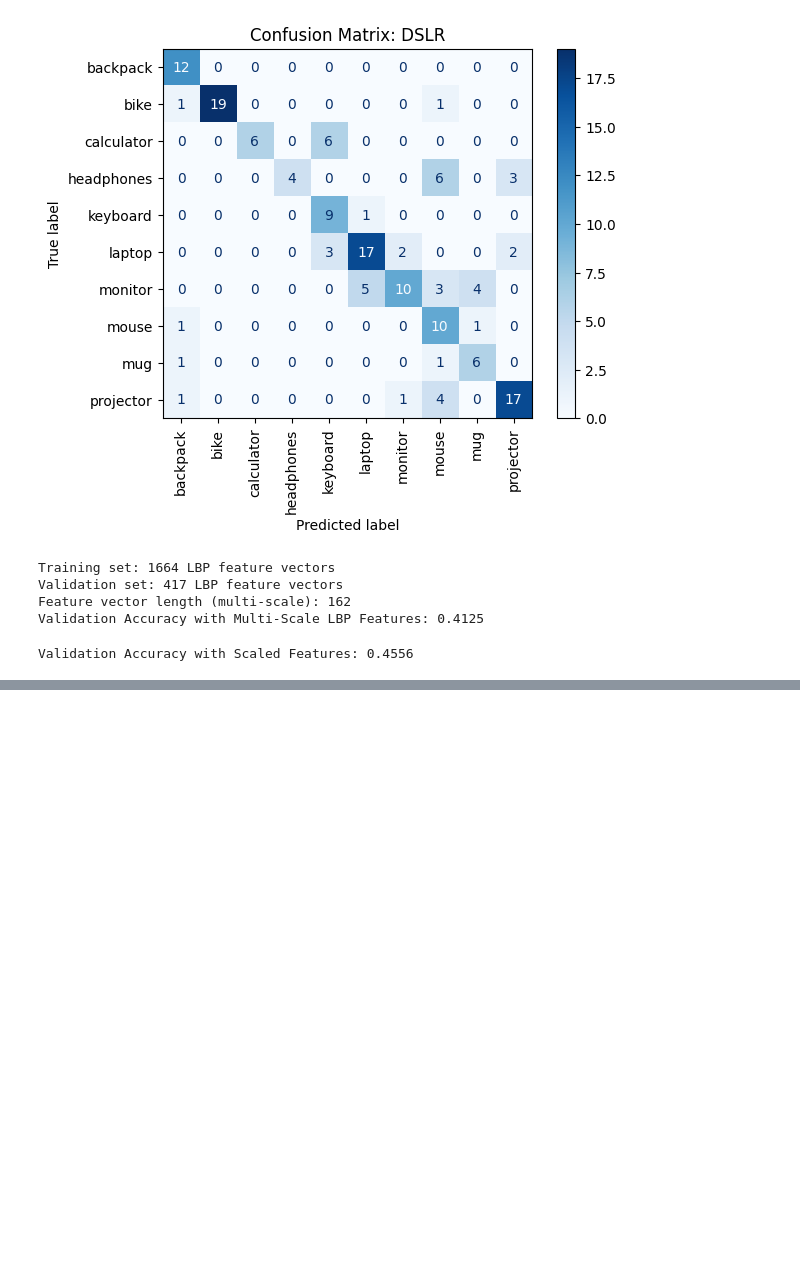
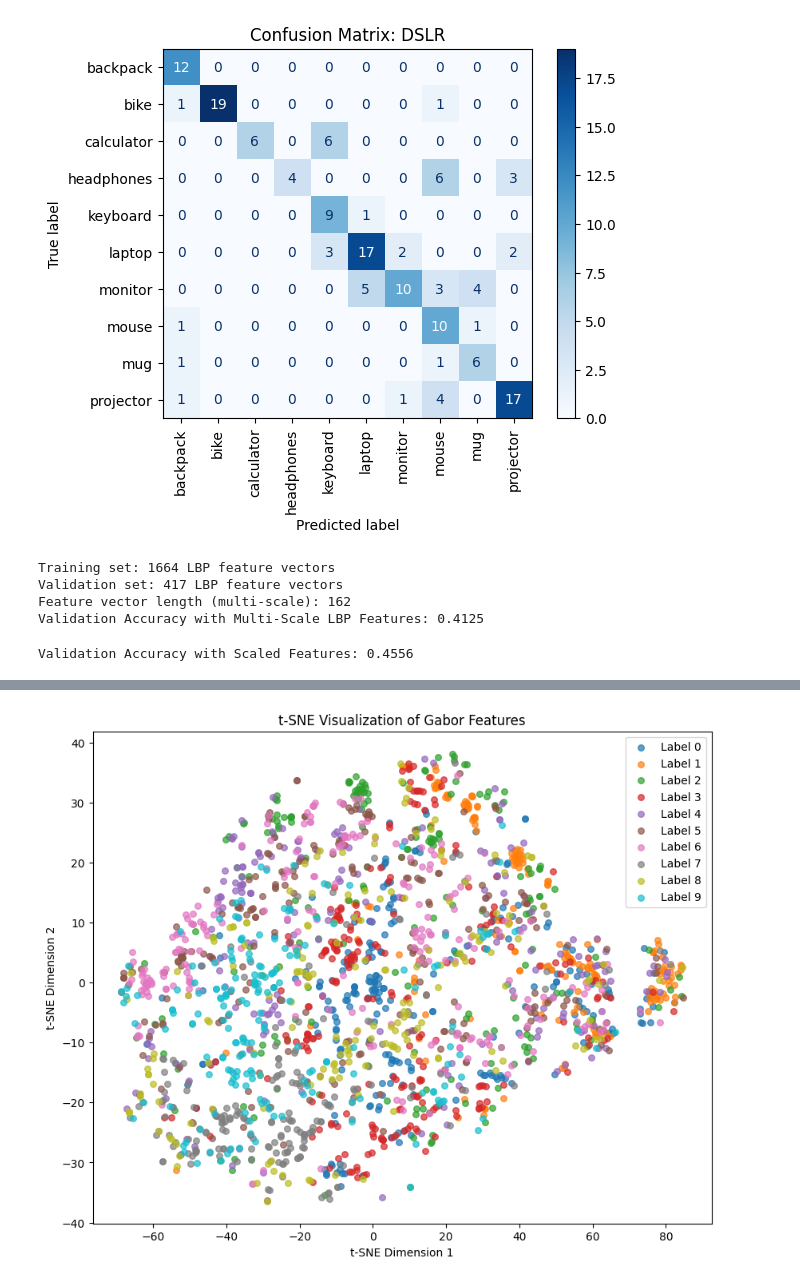
Before and after one commit to kennyalexlin/W281-Domain-Adaptation-Final-Project, a Jupyter notebook: combined_lbp_resnet_code.ipynb, the cells around one changed output, grey strips where cells are left out. Saved outputs shown, nothing was run; the diff lists cells and outputs as text; code cells hidden in the pictures; blank space fills up the shorter version.

```diff
--- a/combined_lbp_resnet_code.ipynb
+++ b/combined_lbp_resnet_code.ipynb
@@ -416,0 +564,15 @@ Validation Accuracy with Scaled Features: 0.4556
+# %%
+def compute_gabor_features(image, frequencies, angles):
+    gabor_features = []
+    epsilon = 1e-8  # Small value to prevent division or log issues
+    for frequency in frequencies:
+        for angle in angles:
+            real, imag = gabor(image, frequency=frequency, theta=angle)
+            magnitude = np.sqrt(real**2 + imag**2) + epsilon  # Add epsilon to avoid zero magnitude
+            gabor_features.extend([
+                np.mean(magnitude),
+                np.std(magnitude),
+                np.median(magnitude),
+                np.sum(magnitude)
+            ])
+    return np.array(gabor_features)
@@ -416,0 +585,58 @@ Validation Accuracy with Scaled Features: 0.4556
+# %%
+from sklearn.preprocessing import StandardScaler
+from sklearn.manifold import TSNE
+from sklearn.svm import SVC
+from sklearn.metrics import accuracy_score
+from sklearn.model_selection import train_test_split
+import numpy as np
+
+X = []  # Initialize as a Python list for collecting features
+y = []  # Initialize as a Python list for collecting labels
+
+for image, label in zip(combined_images, combined_labels):
+    if image is not None:
+        features = compute_gabor_features(image, frequencies, angles)
+        X.append(features)  # Append features to the list
+        y.append(label)     # Append corresponding label to the list
+
+# Convert lists to NumPy arrays after collection
+X = np.array(X)
+y = np.array(y)
+
+# Check for invalid values
+if not np.all(np.isfinite(X)):
+    print("Warning: Feature matrix contains invalid values. Replacing...")
+    X = np.nan_to_num(X, nan=0.0, posinf=0.0, neginf=0.0)
+
+# Normalize the feature matrix
+scaler = StandardScaler()
+X = scaler.fit_transform(X)
+
+# Proceed with training and validation
+X_train, X_val, y_train, y_val = train_test_split(X, y, test_size=0.2, random_state=42, stratify=y)
+
+# Train an SVM classifier
+svm = SVC(kernel="linear", random_state=42)
+svm.fit(X_train, y_train)
+
+# Validate the classifier
+y_pred = svm.predict(X_val)
+accuracy = accuracy_score(y_val, y_pred)
+print(f"Validation Accuracy with Gabor Features: {accuracy:.4f}")
+
+# t-SNE Visualization
+tsne = TSNE(n_components=2, random_state=42, perplexity=30)
+X_embedded = tsne.fit_transform(X)
+
+# Plot the t-SNE results
+plt.figure(figsize=(10, 8))
+for label in np.unique(y):
+    idxs = np.where(y == label)
+    plt.scatter(X_embedded[idxs, 0], X_embedded[idxs, 1], label=f"Label {label}", alpha=0.7, s=30)
+
+plt.title("t-SNE Visualization of Gabor Features")
+plt.xlabel("t-SNE Dimension 1")
+plt.ylabel("t-SNE Dimension 2")
+plt.legend(loc="upper right")
+plt.show()
+# %% [output]
@@ -416,0 +645 @@ Validation Accuracy with Scaled Features: 0.4556
+[figure, added]
```
Also changed, not shown: parts of 4 cells of this notebook, 1 other file.
